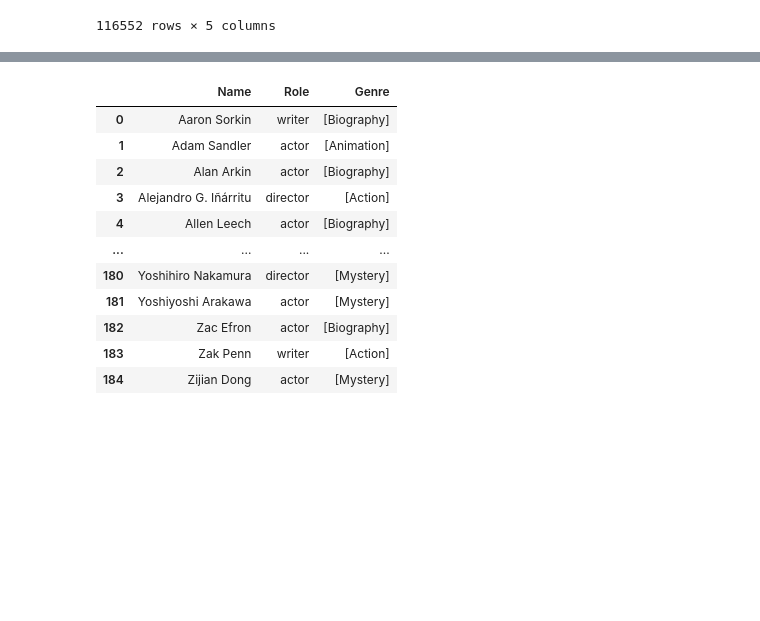
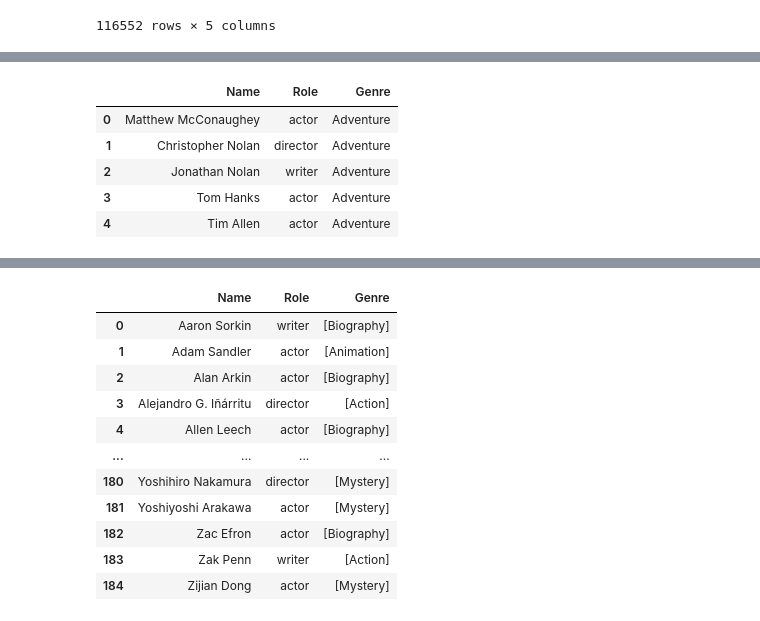
Before and after one commit to mitchellren123/Microsoft-Movie-Analysis, a Jupyter notebook: Microsoft_Movie_Analysis.ipynb, the cells around one changed output, grey strips where cells are left out. Cells and saved outputs as stored; diff of their text form; code cells hidden in the pictures; blank space fills up the shorter version.

```diff
--- a/Microsoft_Movie_Analysis.ipynb
+++ b/Microsoft_Movie_Analysis.ipynb
@@ -465,8 +482,17 @@ New_Mystery_df['Genre'] = 'Mystery'
 # %%
 # Using the pull_talent_info function for the Adventure genre
 
 New_Adventure_df = pull_talent_info(Adventure_df)
 New_Adventure_df['Genre'] = 'Adventure'
+
+New_Adventure_df.head(5)
+# %% [output]
+|  | Name | Role | Genre |
+| 0 | Matthew McConaughey | actor | Adventure |
+| 1 | Christopher Nolan | director | Adventure |
+| 2 | Jonathan Nolan | writer | Adventure |
+| 3 | Tom Hanks | actor | Adventure |
+| 4 | Tim Allen | actor | Adventure |
 # %%
 # Using the pull_talent_info function for the Animation genre
 
```
Also changed, not shown: parts of 8 cells of this notebook, 2 other files.
